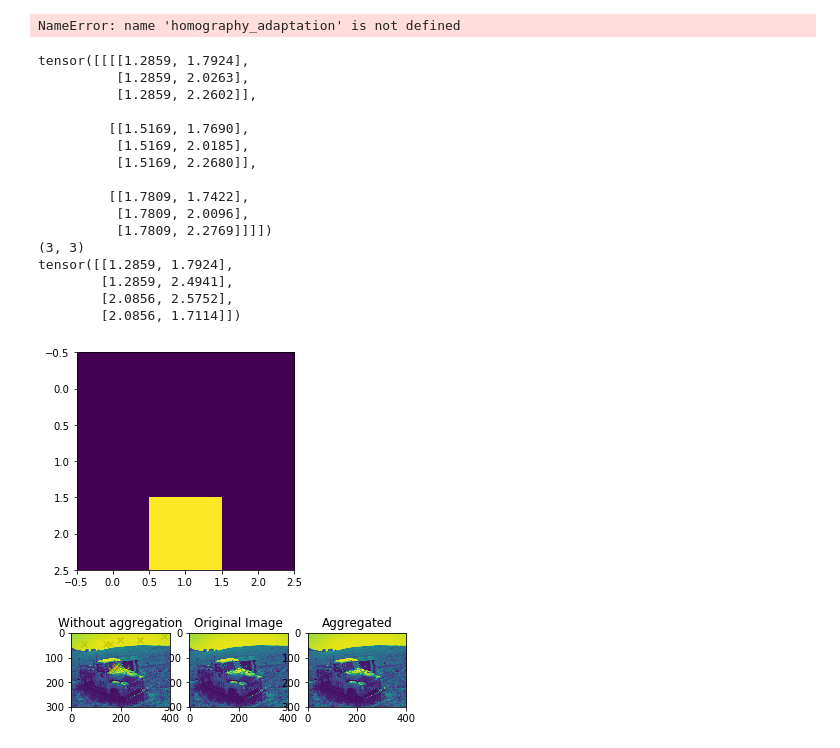
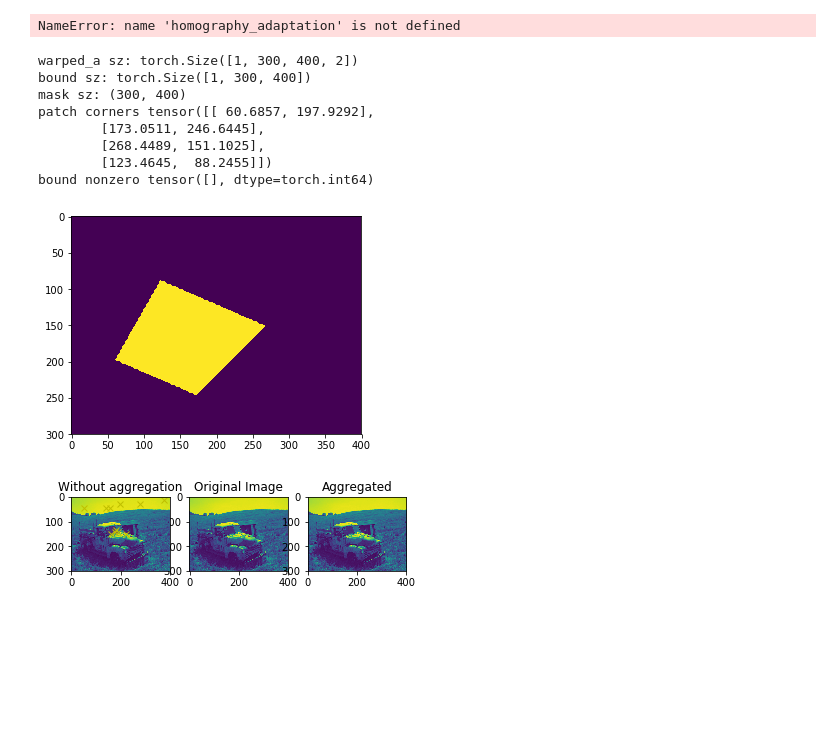
Before and after one commit to srini-cmu/specialized-superpoint, a Jupyter notebook: homography.ipynb, the cells around one changed output. Drawn from its saved outputs; the diff is of its cells as text; code cells hidden in the pictures; blank space fills up the shorter version.

Commit message:
add bound output

```diff
--- a/homography.ipynb
+++ b/homography.ipynb
@@ -56,56 +56,49 @@ print('patches shape:',len(a['patches']))
 NameError: name 'homography_adaptation' is not defined
 # %%
 # test warp_point method
-# shape = [300, 400]
-shape = [3, 3]
+# I use 300 400 to check the bound and mask is working, (matrix value is not meaningful though)
+# I use 3 3 to check the returned value is the correctly warped. (values are meaningful)
+shape = [300, 400]
+# shape = [3, 3]
 a = torch.zeros([1,shape[0],shape[1],2])
 a[0,0,1,1] = 1
 a[0,0,2,1] = 2
 a[0,1,0,0] = 1
 a[0,1,1,0] = 1
 a[0,1,1,1] = 1
 a[0,1,2,0] = 1
 a[0,1,2,1] = 2
 a[0,2,0,0] = 2
 a[0,2,1,0] = 2
 a[0,2,1,1] = 1
 a[0,2,2,0] = 2
 a[0,2,2,1] = 2
 
 # sample homography
 H,patch = sample_homography(torch.Tensor(shape))
 # its inverse
 invH = invert_homography(H)
 # warp points
-warped_a, mask = warp_point(H,a)
-print(warped_a)
+warped_a, bound, mask = warp_point(invH,a) # this warp will warp points in patch to an HxW image
+print('warped_a sz:', warped_a.shape)
+print('bound sz:',bound.shape)
+print('mask sz:',mask.shape)
+# look at patch to see which is becoming new image
+print('patch corners',patch)
+plt.imshow(mask)
 # warp back
-dewarped_a, _ = warp_point(invH, warped_a)
-# print(dewarped_a)
-# print the mask
-print(mask.shape)
-plt.imshow(mask)
-
-# look at patch to see if the mask is meaningful
-print(patch)
+# dewarped_a, _ = warp_point(invH, warped_a)
+print('bound nonzero',bound.nonzero())
 # %% [output]
-tensor([[[[1.2859, 1.7924],
-          [1.2859, 2.0263],
-          [1.2859, 2.2602]],
-
-         [[1.5169, 1.7690],
-          [1.5169, 2.0185],
-          [1.5169, 2.2680]],
-
-         [[1.7809, 1.7422],
-          [1.7809, 2.0096],
-          [1.7809, 2.2769]]]])
-(3, 3)
-tensor([[1.2859, 1.7924],
-        [1.2859, 2.4941],
-        [2.0856, 2.5752],
-        [2.0856, 1.7114]])
+warped_a sz: torch.Size([1, 300, 400, 2])
+bound sz: torch.Size([1, 300, 400])
+mask sz: (300, 400)
+patch corners tensor([[ 60.6857, 197.9292],
+        [173.0511, 246.6445],
+        [268.4489, 151.1025],
+        [123.4645,  88.2455]])
+bound nonzero tensor([], dtype=torch.int64)
-[figure, old version]
+[figure, new version]
 # %%
 def warp_point(homo, pts, need_mask=True):
     """
```
Also changed, not shown: parts of 1 cell of this notebook.
